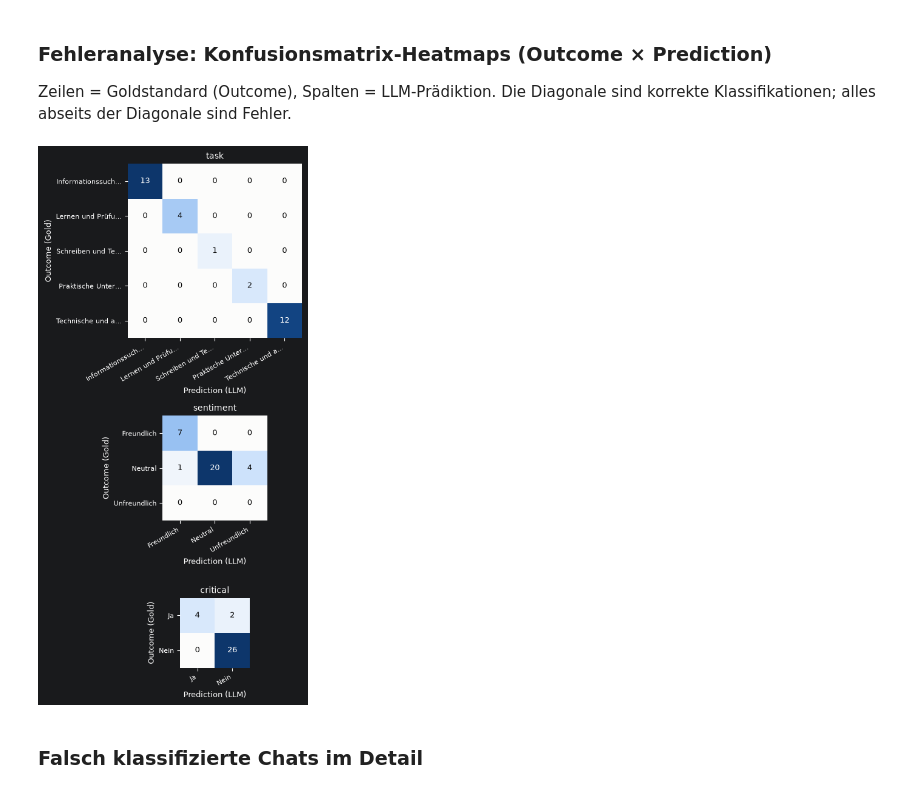
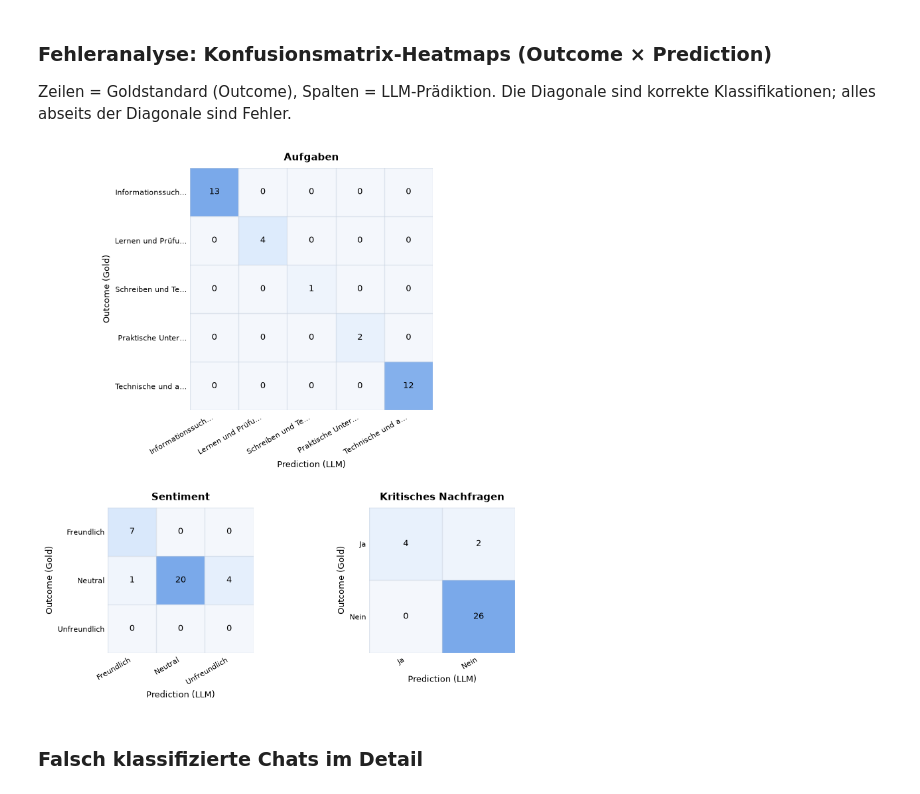
Before and after one commit to 47867/Masterprojekt-Chatbots-Fork, a Jupyter notebook: Python_code/Result_error_analysis.ipynb, the cells around one changed output. Saved outputs shown, nothing was run; the diff lists cells and outputs as text; code cells hidden in the pictures.

```diff
--- a/Python_code/Result_error_analysis.ipynb
+++ b/Python_code/Result_error_analysis.ipynb
@@ -27,8 +27,16 @@ from sklearn.metrics import (
 
 DATA = Path("..") / "data"
 PLOTS = Path("..") / "plots"
+TABS = Path("..") / "tabs"
 
 DIMENSIONS = ["task", "sentiment", "critical"]
+
+# Deutsche Bezeichnungen der Dimensionen für Abbildungen und Tabellen
+DIM_LABELS = {
+    "task": "Aufgaben",
+    "sentiment": "Sentiment",
+    "critical": "Kritisches Nachfragen",
+}
 
 # Feste Kategorienreihenfolge für Tabellen und Heatmaps
 CATEGORIES = {
@@ -246,62 +304,68 @@ weighted avg       0.94      0.94      0.93        32
 
 Zeilen = Goldstandard (Outcome), Spalten = LLM-Prädiktion. Die Diagonale sind korrekte Klassifikationen; alles abseits der Diagonale sind Fehler.
 # %%
-# Einfarbige sequenzielle Blau-Rampe (hell -> dunkel) für Häufigkeiten
+# Helle sequenzielle Blau-Rampe: bleibt hell genug für durchgehend schwarze Zahlen
 BLUES = LinearSegmentedColormap.from_list(
-    "seq_blue", ["#fcfcfb", "#cde2fb", "#86b6ef", "#3987e5", "#1c5cab", "#0d366b"]
+    "seq_blue", ["#f4f7fc", "#dceafc", "#a9c9f5", "#7aa9ea"]
 )
+
+INK = "#000000"     # durchgehend schwarze Schrift auf weißem Hintergrund
+GRID = "#c8d2e0"    # Zelltrenner
 
 
 def plot_confusion(ax, y_true, y_pred, labels, title):
     labels = [l for l in labels if l in set(y_true) | set(y_pred)]
     cm = confusion_matrix(y_true, y_pred, labels=labels)
     ax.imshow(cm, cmap=BLUES, vmin=0, vmax=cm.max())
+
+    short = [l if len(l) <= 18 else l[:16] + "…" for l in labels]
     ax.set_xticks(range(len(labels)))
     ax.set_yticks(range(len(labels)))
-    short = [l if len(l) <= 18 else l[:16] + "…" for l in labels]
-    ax.set_xticklabels(short, rotation=30, ha="right", fontsize=8)
-    ax.set_yticklabels(short, fontsize=8)
-    ax.set_xlabel("Prediction (LLM)", fontsize=9)
-    ax.set_ylabel("Outcome (Gold)", fontsize=9)
-    ax.set_title(title, fontsize=10)
-    thresh = cm.max() / 2
+    ax.set_xticklabels(short, rotation=30, ha="right", fontsize=8, color=INK)
+    ax.set_yticklabels(short, fontsize=8, color=INK)
+    ax.tick_params(length=0, colors=INK)
+    ax.set_xlabel("Prediction (LLM)", fontsize=9, color=INK)
+    ax.set_ylabel("Outcome (Gold)", fontsize=9, color=INK)
+    ax.set_title(title, fontsize=11, color=INK, pad=8, fontweight="bold")
+
     for i in range(len(labels)):
         for j in range(len(labels)):
-            ax.text(
-                j, i, cm[i, j], ha="center", va="center", fontsize=9,
-                color="white" if cm[i, j] > thresh else "#0b0b0b",
-            )
+            ax.text(j, i, cm[i, j], ha="center", va="center", fontsize=9, color=INK)
+
+    # feine Gitterlinien zwischen den Zellen statt Rahmen
+    ax.set_xticks(np.arange(-0.5, len(labels), 1), minor=True)
+    ax.set_yticks(np.arange(-0.5, len(labels), 1), minor=True)
+    ax.grid(which="minor", color=GRID, linewidth=1)
+    ax.tick_params(which="minor", length=0)
     for spine in ax.spines.values():
         spine.set_visible(False)
 
 
 if gold is not None:
-    # Anzahl tatsächlich vorkommender Kategorien je Dimension -> Höhe der Teilplots
-    used_labels = {
-        dim: [
-            l for l in CATEGORIES[dim]
-            if l in set(gold[f"{dim}_gold"]) | set(gold[dim])
-        ]
-        for dim in DIMENSIONS
+    # Große Matrix (Aufgaben, 5x5) oben über die volle Breite, die beiden
+    # kleinen (Sentiment 3x3, Kritisches Nachfragen 2x2) darunter nebeneinander
+    fig = plt.figure(figsize=(9, 9.5))
+    fig.patch.set_facecolor("white")
+    gs = fig.add_gridspec(2, 2, height_ratios=[5, 3], hspace=0.5, wspace=0.3)
+    axes = {
+        "task": fig.add_subplot(gs[0, :]),
+        "sentiment": fig.add_subplot(gs[1, 0]),
+        "critical": fig.add_subplot(gs[1, 1]),
     }
-    ratios = [len(used_labels[dim]) for dim in DIMENSIONS]
 
-    # Konfusionsmatrizen untereinander (eine Spalte, eine Zeile pro Dimension)
-    fig, axes = plt.subplots(
-        len(DIMENSIONS), 1,
-        figsize=(6, 3.2 * len(DIMENSIONS)),
-        gridspec_kw={"height_ratios": ratios},
+    for dim, ax in axes.items():
+        ax.set_facecolor("white")
+        plot_confusion(
+            ax, gold[f"{dim}_gold"], gold[dim], CATEGORIES[dim], DIM_LABELS[dim]
+        )
+
+    fig.savefig(
+        PLOTS / "20_llm_confusion_heatmaps.png",
+        dpi=200, bbox_inches="tight", facecolor="white",
     )
-    for ax, dim in zip(np.atleast_1d(axes), DIMENSIONS):
-        plot_confusion(ax, gold[f"{dim}_gold"], gold[dim], CATEGORIES[dim], dim)
-    #fig.suptitle("Konfusionsmatrizen: Goldstandard (Outcome) × LLM-Prädiktion", fontsize=13)
-    fig.tight_layout(rect=[0, 0, 1, 0.97])
-    fig.savefig(PLOTS / "20_llm_confusion_heatmaps.png", dpi=200, bbox_inches="tight")
-    fig.savefig(PLOTS / "20_llm_confusion_heatmaps.pdf", dpi=200, bbox_inches="tight")
-
     plt.show()
 # %% [output]
-[figure, old version]
+[figure, new version]
 # %% [markdown]
 ### Falsch klassifizierte Chats im Detail
 # %%
```
Also changed, not shown: parts of 2 cells of this notebook, 2 other files.
